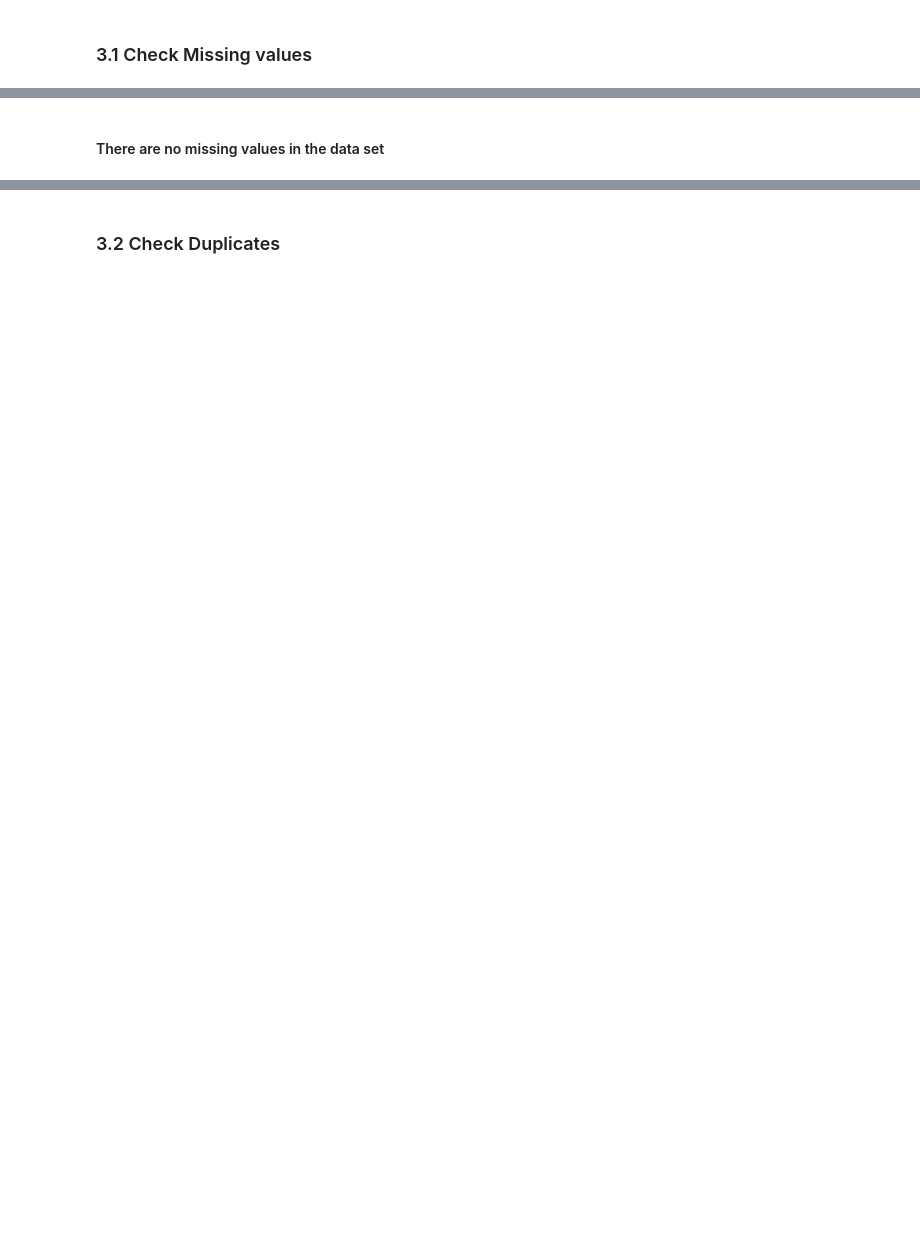
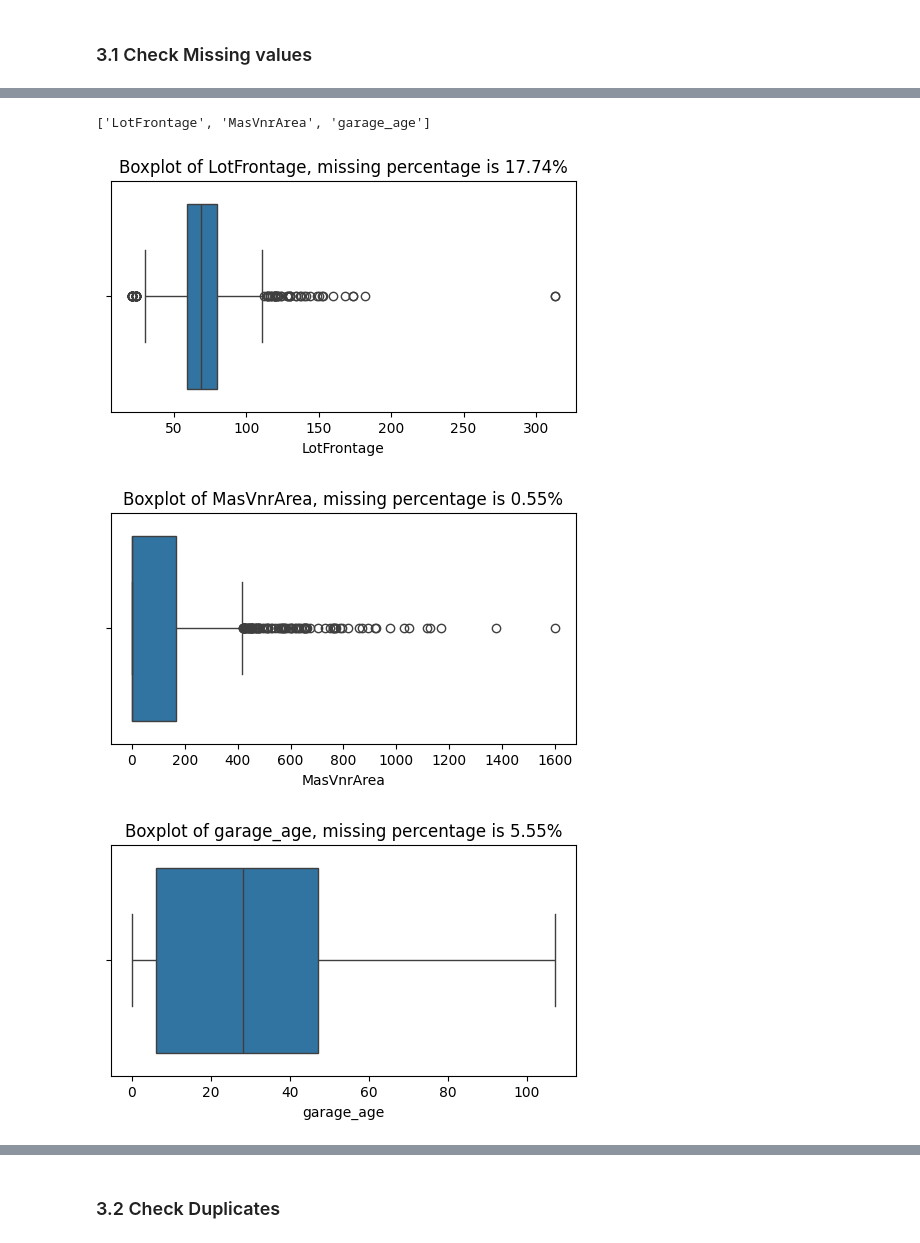
Before and after one commit to VeerendraK153/ml-project-e2e, a Jupyter notebook: notebook/House Price Prediction EDA.ipynb, the cells around one changed output, grey strips where cells are left out. Saved outputs shown, nothing was run; the diff lists cells and outputs as text; code cells hidden in the pictures; blank space fills up the shorter version.

```diff
--- a/notebook/House Price Prediction EDA.ipynb
+++ b/notebook/House Price Prediction EDA.ipynb
@@ -148,2 +169,16 @@ Length: 81, dtype: int64
-# %% [markdown]
-#### There are no missing values in the data set
+# %%
+numeric_missing_col=[col for col in df_copy.select_dtypes(exclude='object') if df_copy[col].isna().sum()>0]
+numeric_missing_col
+# %% [output]
+['LotFrontage', 'MasVnrArea', 'garage_age']
+# %%
+for col in numeric_missing_col:
+    missing_perc=df_copy[col].isna().sum()/len(df_copy)*100
+    plt.figure(figsize=(6,3))
+    sns.boxplot(x=df_copy[col])
+    plt.title(f'Boxplot of {col}, missing percentage is {missing_perc:.2f}%')
+    plt.show()
+# %% [output]
+[figure, added]
+[figure, added]
+[figure, added]
```
Also changed, not shown: parts of 37 cells of this notebook, 1 other file.
